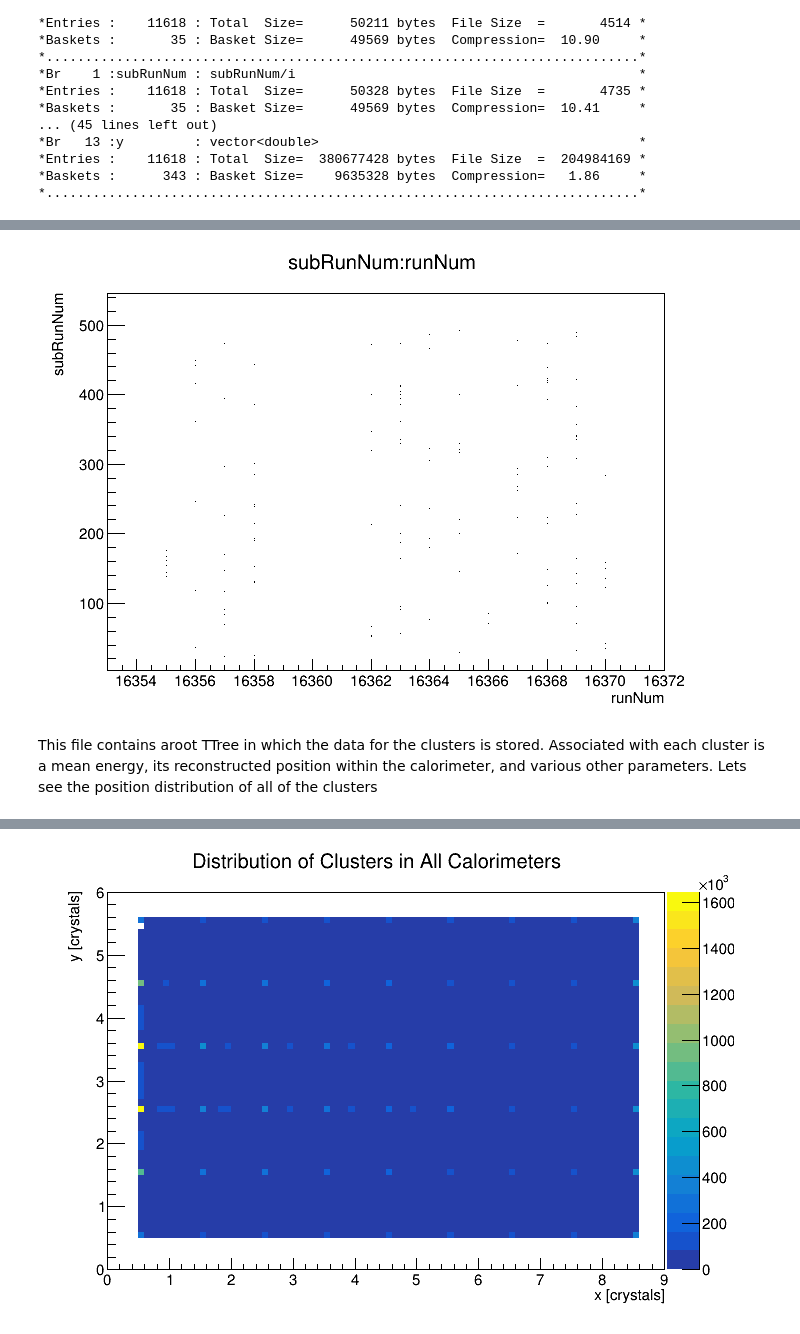
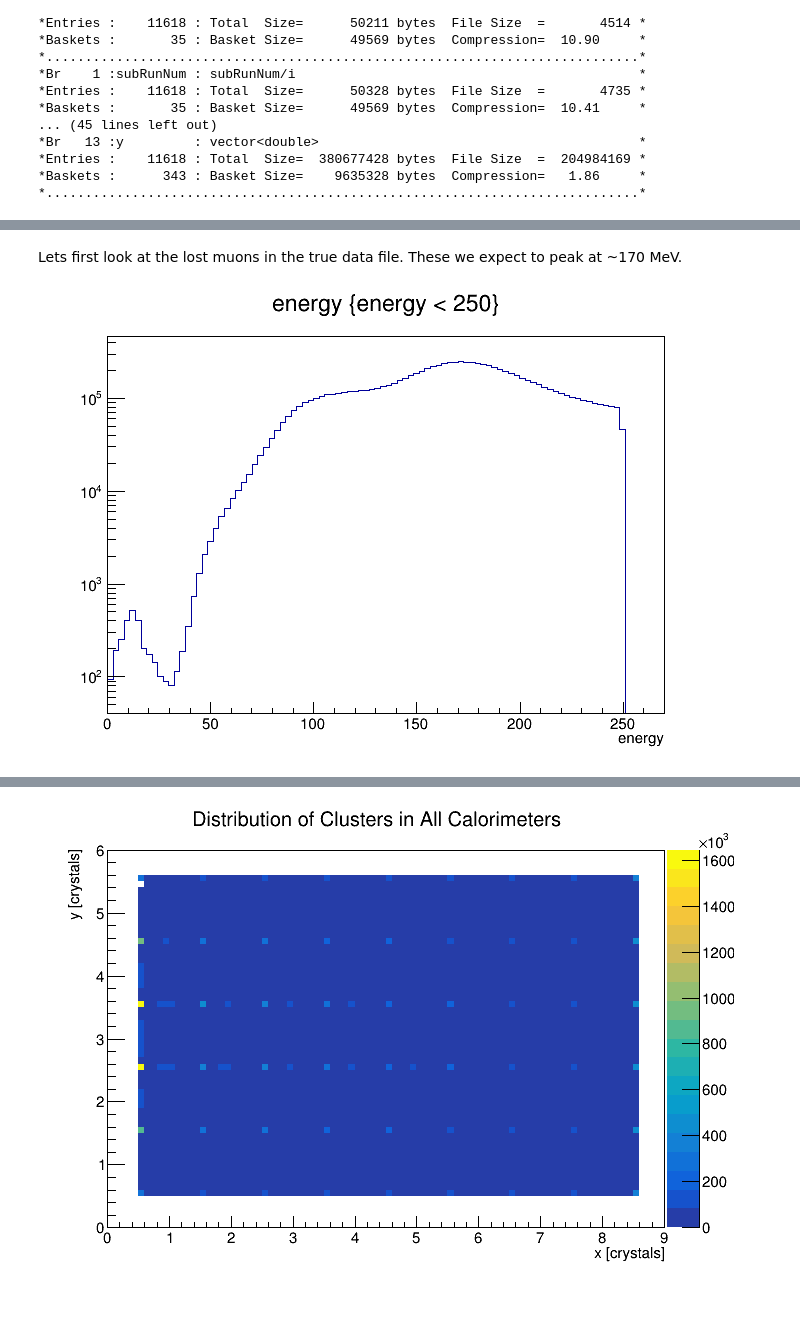
Before and after one commit to jlabounty/phys576, a Jupyter notebook: PHYS576_InitialExplorationOfData_JoshuaLaBounty.ipynb, the cells around one changed output, grey strips where cells are left out. Drawn from its saved outputs; the diff is of its cells as text; code cells hidden in the pictures; blank space fills up the shorter version.

Commit message:
Adds exploration of background data from lost muons

```diff
--- a/PHYS576_InitialExplorationOfData_JoshuaLaBounty.ipynb
+++ b/PHYS576_InitialExplorationOfData_JoshuaLaBounty.ipynb
@@ -85,8 +134,9 @@ Lets see what runs and subruns we have in this file
+# %% [markdown]
+Lets first look at the lost muons in the true data file. These we expect to peak at ~170 MeV.
 # %%
 c = r.TCanvas()
-t.Draw("subRunNum:runNum")
+t.Draw("energy","energy < 250","")
+c.SetLogy()
 c.Draw()
 # %% [output]
-[figure, old version]
+[figure, new version]
-# %% [markdown]
-This file contains aroot TTree in which the data for the clusters is stored. Associated with each cluster is a mean energy, its reconstructed position within the calorimeter, and various other parameters. Lets see the position distribution of all of the clusters
```
Also changed, not shown: parts of 28 cells of this notebook.
